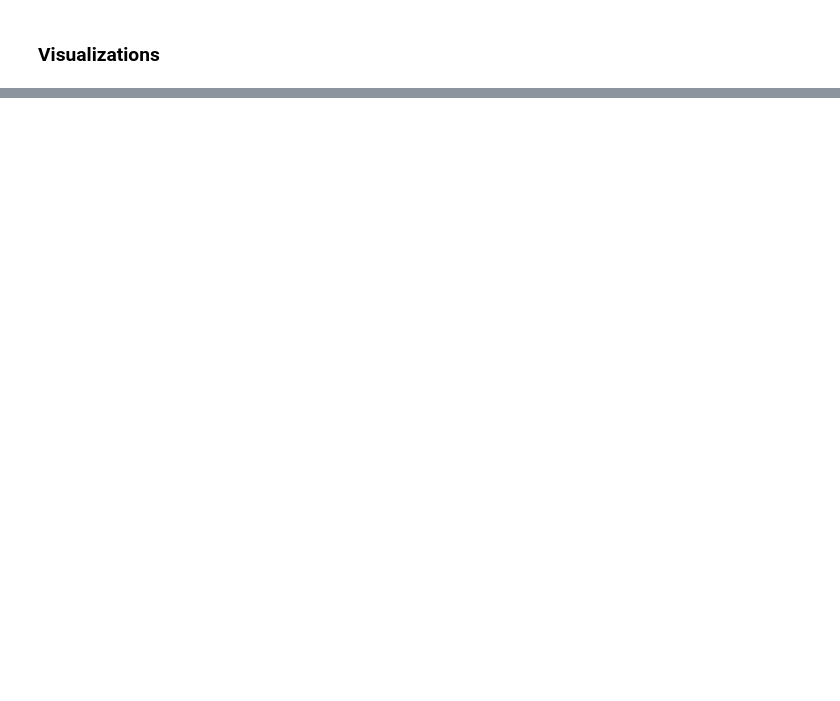
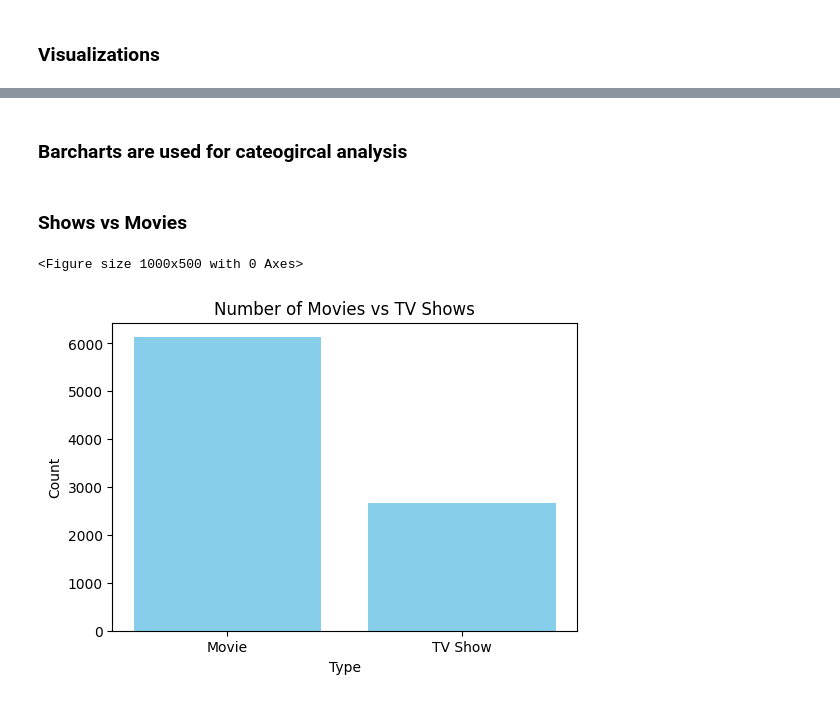
Before and after one commit to RajaaTayyab/Data-Projects, a Jupyter notebook: Netflix Movies Dataset/netflix.ipynb, the cells around one changed output, grey strips where cells are left out. Drawn from its saved outputs; the diff is of its cells as text; code cells hidden in the pictures; blank space fills up the shorter version.

```diff
--- a/Netflix Movies Dataset/netflix.ipynb
+++ b/Netflix Movies Dataset/netflix.ipynb
@@ -178,2 +171,4 @@ df.head()
+# %%
+df.rename(columns={"rating": "category"}, inplace=True)
 # %% [markdown]
 ### Visualizations
@@ -183,0 +199,16 @@ Matplotlib is building the font cache; this may take a moment.
+# %% [markdown]
+### Barcharts are used for cateogircal analysis
+# %% [markdown]
+### Shows vs Movies
+# %%
+type_counts = df['type'].value_counts()
+plt.figure(figsize=(10,5))
+plt.figure(figsize=(6,4))
+plt.bar(type_counts.index, type_counts.values, color='skyblue')
+plt.title('Number of Movies vs TV Shows')
+plt.xlabel('Type')
+plt.ylabel('Count')
+plt.show()
+# %% [output]
+<Figure size 1000x500 with 0 Axes>
+[figure, added]
```
Also changed, not shown: parts of 20 cells of this notebook.
